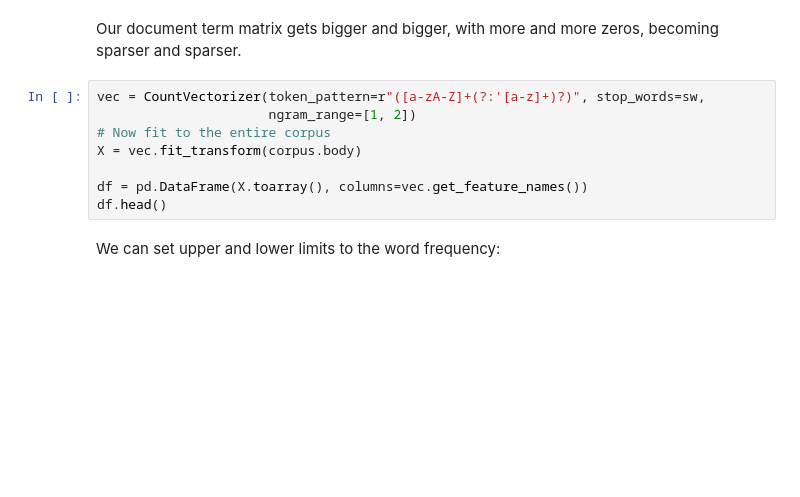
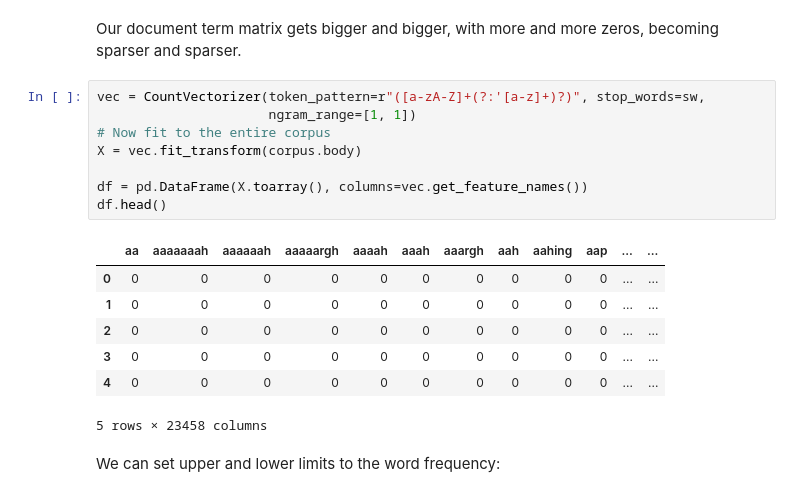
Before and after one commit to dermothethird/DS-Live-091922, a Jupyter notebook: Phase4/Topic_37_nlp_vectorization.ipynb, the cells around one changed output. Drawn from its saved outputs; the diff is of its cells as text; blank space fills up the shorter version.

```diff
--- a/Phase4/Topic_37_nlp_vectorization.ipynb
+++ b/Phase4/Topic_37_nlp_vectorization.ipynb
@@ -400,12 +416,20 @@ df.head()
 Our document term matrix gets bigger and bigger, with more and more zeros, becoming sparser and sparser.
 # %%
 vec = CountVectorizer(token_pattern=r"([a-zA-Z]+(?:'[a-z]+)?)", stop_words=sw,
-                      ngram_range=[1, 2])
+                      ngram_range=[1, 1])
 # Now fit to the entire corpus
 X = vec.fit_transform(corpus.body)
 
 df = pd.DataFrame(X.toarray(), columns=vec.get_feature_names())
 df.head()
+# %% [output]
+|  | aa | aaaaaaah | aaaaaah | aaaaargh | aaaah | aaah | aaargh | aah | aahing | aap | ... | ... |
+| 0 | 0 | 0 | 0 | 0 | 0 | 0 | 0 | 0 | 0 | 0 | ... | ... |
+| 1 | 0 | 0 | 0 | 0 | 0 | 0 | 0 | 0 | 0 | 0 | ... | ... |
+| 2 | 0 | 0 | 0 | 0 | 0 | 0 | 0 | 0 | 0 | 0 | ... | ... |
+| 3 | 0 | 0 | 0 | 0 | 0 | 0 | 0 | 0 | 0 | 0 | ... | ... |
+| 4 | 0 | 0 | 0 | 0 | 0 | 0 | 0 | 0 | 0 | 0 | ... | ... |
+5 rows × 23458 columns
 # %% [markdown]
 We can set upper and lower limits to the word frequency:
 # %%
```
Also changed, not shown: parts of 18 cells of this notebook.
